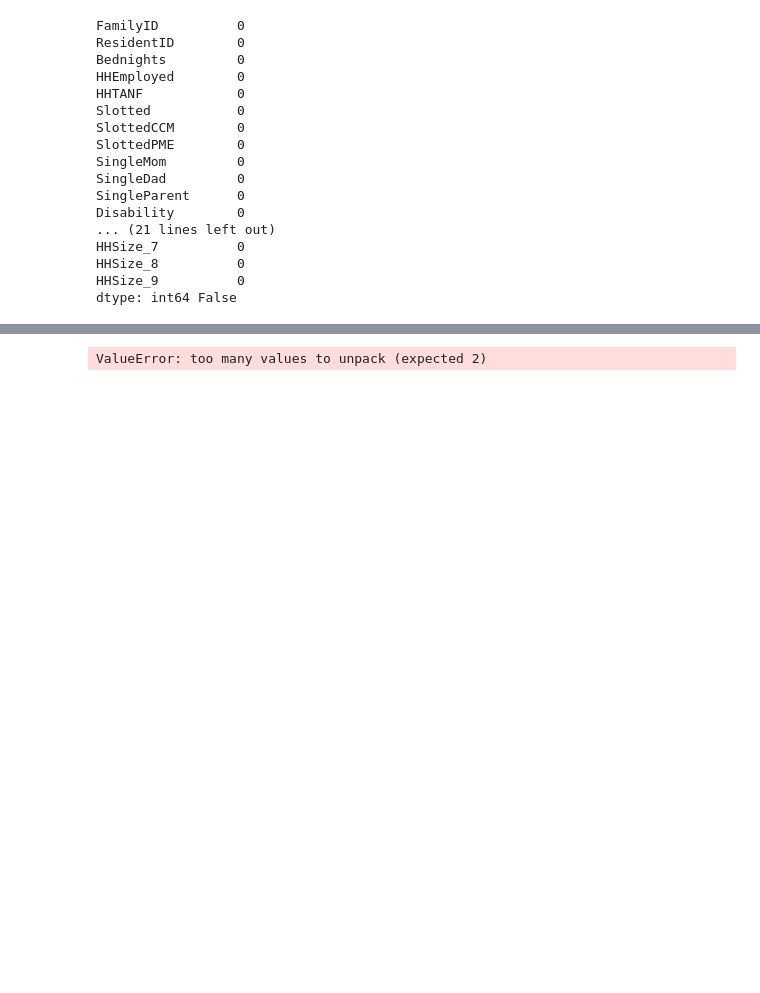
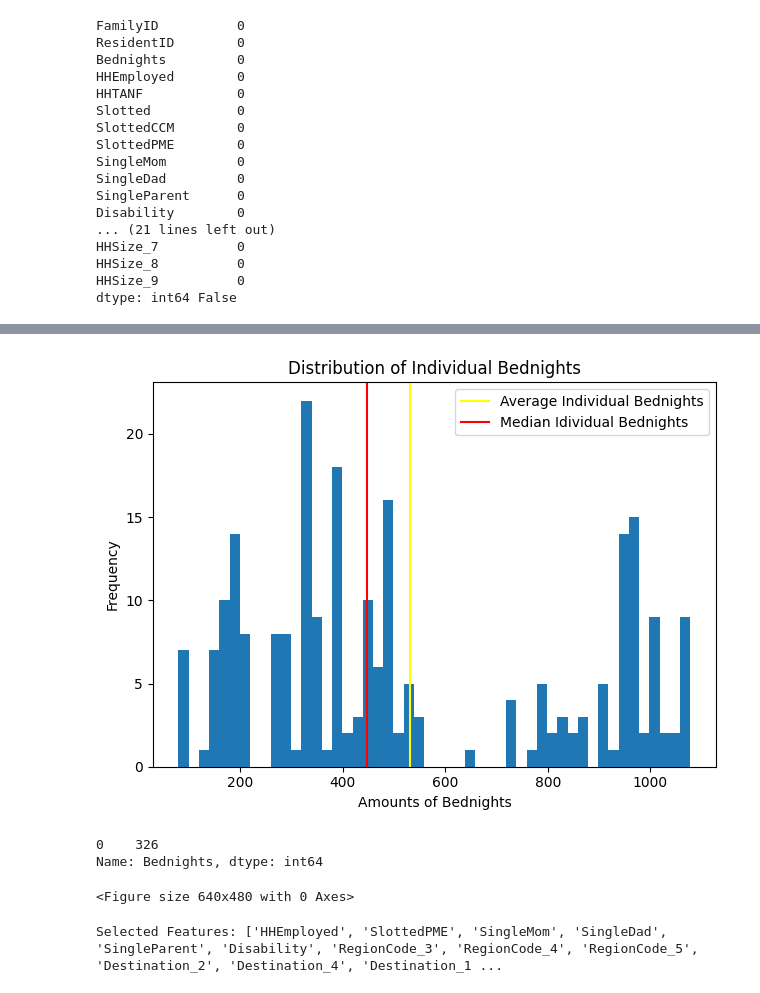
Before and after one commit to morellikatherine90809/Predict-Bednights, a Jupyter notebook: Regression with SFS and RobustScaler.ipynb, the cells around one changed output, grey strips where cells are left out. Drawn from its saved outputs; the diff is of its cells as text; code cells hidden in the pictures; blank space fills up the shorter version.

```diff
--- a/Regression with SFS and RobustScaler.ipynb
+++ b/Regression with SFS and RobustScaler.ipynb
@@ -94,6 +94,23 @@ pd.reset_option('display.max_columns')
 ##showing that Africans have been significantly more often successfully housed over the course of the program as a whole.
 ##The most popular destinations for our clients to move to are Biddeford (27%) and Portland (22%).
 ##Households made up of 3 people (25%) and 4 people (27%) are the most common household make ups among our moved out clients.
+# %%
+plt.hist(reg.Bednights, bins=50)
+plt.axvline(x=reg.Bednights.mean(), ymin=0, ymax=1, label='Average Individual Bednights', color='yellow')
+plt.axvline(x=reg.Bednights.median(), ymin=0, ymax=1, label='Median Idividual Bednights', color='red')
+plt.legend()
+plt.title('Distribution of Individual Bednights')
+plt.xlabel('Amounts of Bednights')
+plt.ylabel('Frequency')
+plt.tight_layout()
+plt.show()
+plt.clf()
+print(reg.Bednights.mode())
+# %% [output]
+[figure, added]
+0    326
+Name: Bednights, dtype: int64
+<Figure size 640x480 with 0 Axes>
 # %%
 ##Regression Analysis: Predict bednights stayed - prepare data
 ##drop Bednights: target feature, FamilyID: groups for GroupKFold, ResidentID: unique identifier, not an input feature
@@ -135,7 +152,7 @@ sfs = SequentialFeatureSelector(
 sfs.fit(x, y)
 
 ##See features for improved model
-print(f'Selected Features: {x.columns[sfs.get_support].to_list()}')
+print(f'Selected Features: {x.columns[sfs.get_support()].to_list()}')
 # %% [output]
-ValueError: too many values to unpack (expected 2)
+Selected Features: ['HHEmployed', 'SlottedPME', 'SingleMom', 'SingleDad', 'SingleParent', 'Disability', 'RegionCode_3', 'RegionCode_4', 'RegionCode_5', 'Destination_2', 'Destination_4', 'Destination_1 ...
 # %%
```
Also changed, not shown: parts of 4 cells of this notebook.
